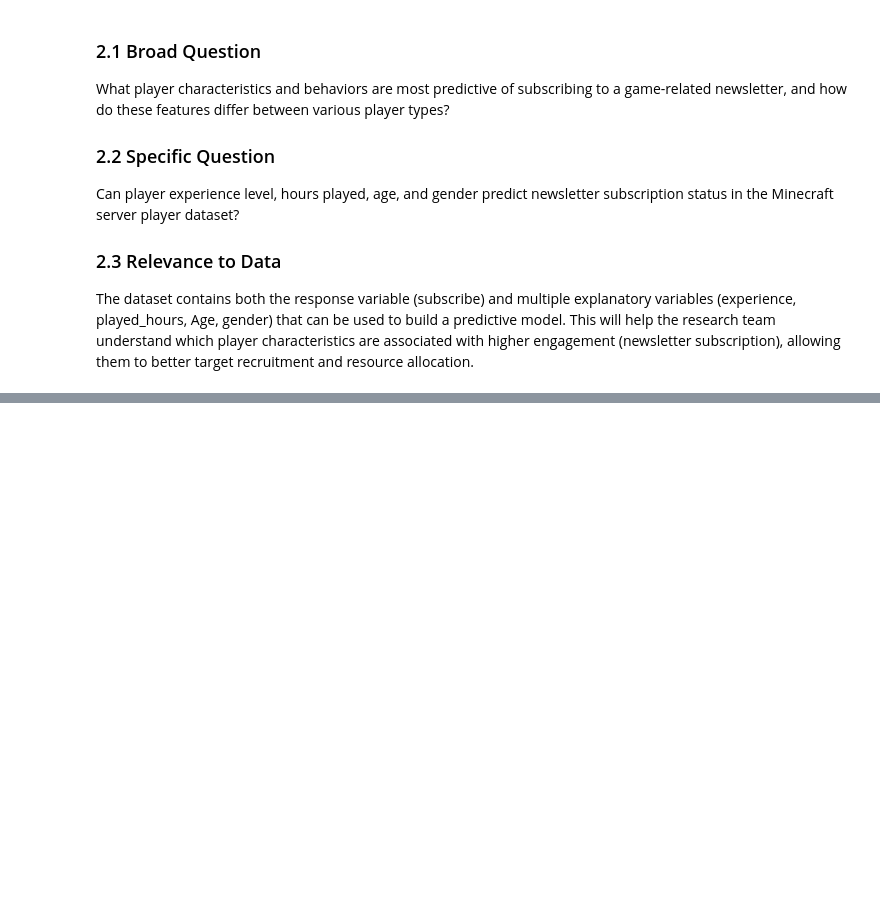
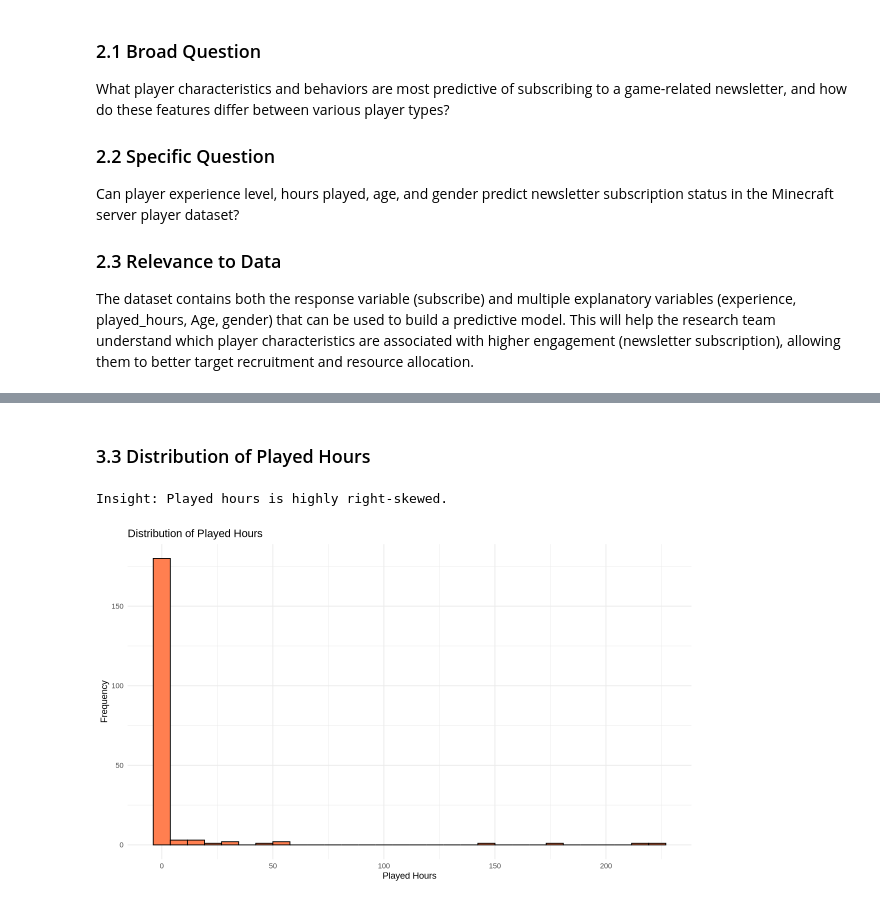
Before and after one commit to Cyborg-07-7/DSCI100-minecraft-project, a Jupyter notebook: individual_report.ipynb, the cells around one changed output, grey strips where cells are left out. Drawn from its saved outputs; the diff is of its cells as text; code cells hidden in the pictures; blank space fills up the shorter version.

```diff
--- a/individual_report.ipynb
+++ b/individual_report.ipynb
@@ -124,0 +173,16 @@ The dataset contains both the response variable (subscribe) and multiple explana
+# %% [markdown]
+### 3.3 Distribution of Played Hours
+# %%
+hours_hist <- ggplot(players_df, aes(x = played_hours)) +
+    geom_histogram(bins = 30, fill = "coral", color = "black") +
+    labs(title = "Distribution of Played Hours",
+         x = "Played Hours",
+         y = "Frequency") +
+    theme_minimal()
+
+print(hours_hist)
+
+cat("\nInsight: Played hours is highly right-skewed.\n")
+# %% [output]
+Insight: Played hours is highly right-skewed.
+[figure, added]
```
Also changed, not shown: parts of 4 cells of this notebook.
